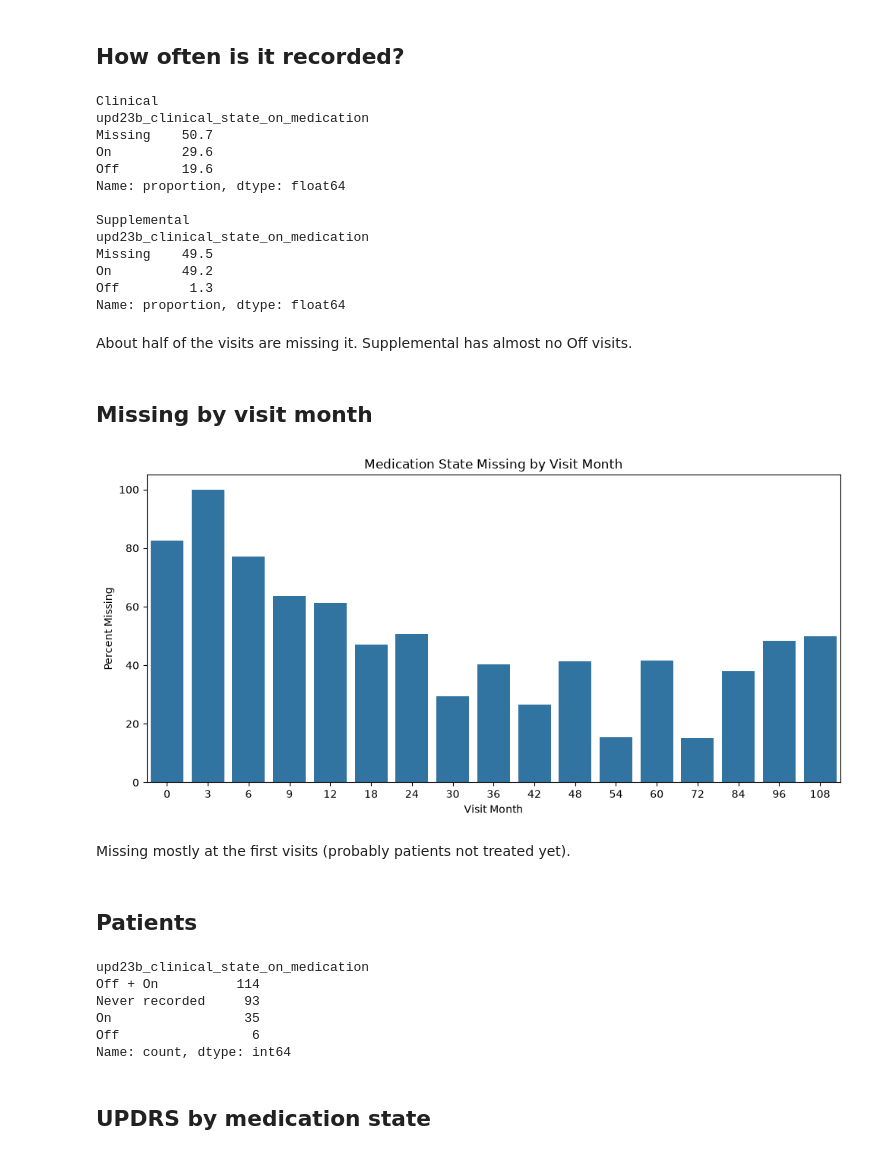
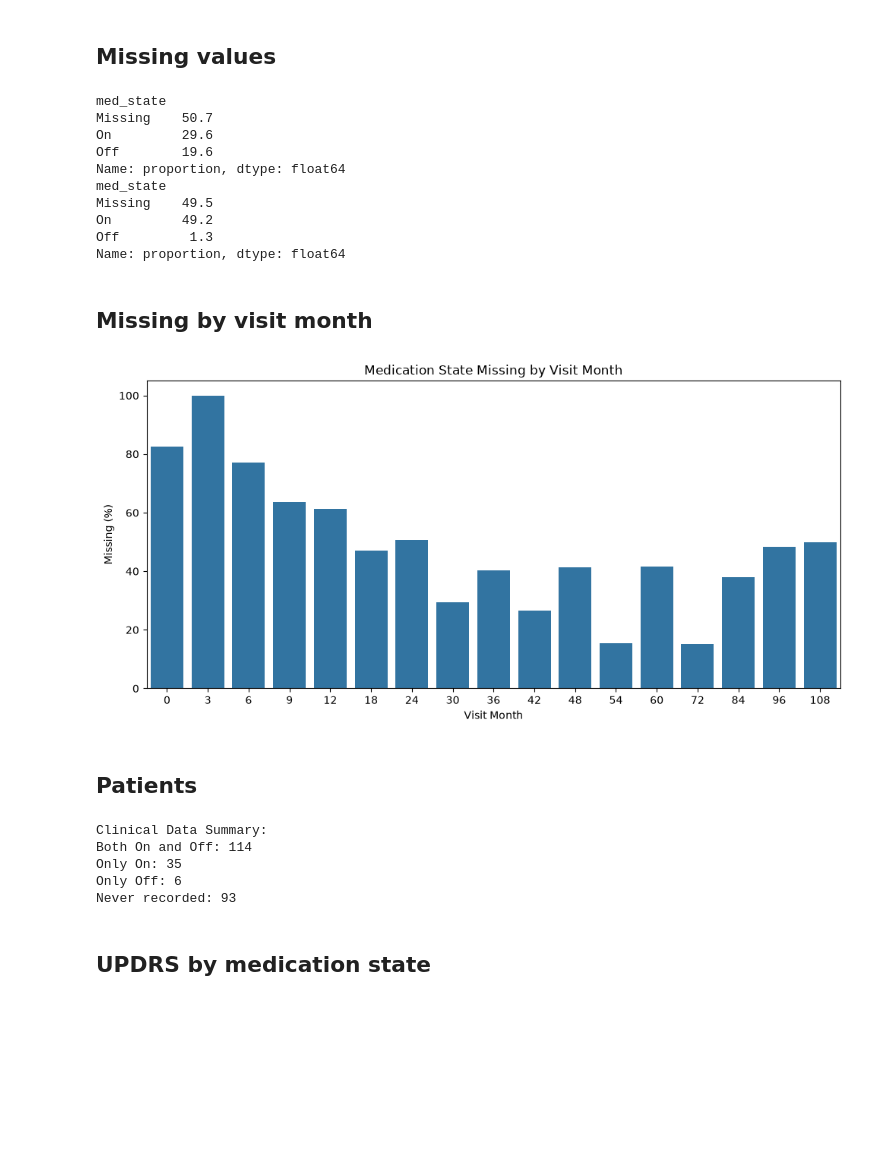
Before and after one commit to ParasG229/Project_Statistical_Learning, a Jupyter notebook: notebooks/04_medication_eda.ipynb, the cells around one changed output. Saved outputs shown, nothing was run; the diff lists cells and outputs as text; code cells hidden in the pictures; blank space fills up the shorter version.

```diff
--- a/notebooks/04_medication_eda.ipynb
+++ b/notebooks/04_medication_eda.ipynb
@@ -20,56 +21,52 @@ clinical["med_state"] = clinical[MED].fillna("Missing")
 # %% [markdown]
-## How often is it recorded?
+## Missing values
 # %%
-for name, df in [("Clinical", clinical), ("Supplemental", supplemental)]:
-    print(name)
-    print(df[MED].fillna("Missing").value_counts(normalize=True).mul(100).round(1))
-    print()
+print(clinical["med_state"].value_counts(normalize=True).mul(100).round(1))
+print(supplemental["med_state"].value_counts(normalize=True).mul(100).round(1))
 # %% [output]
-Clinical
-upd23b_clinical_state_on_medication
+med_state
 Missing    50.7
 On         29.6
 Off        19.6
 Name: proportion, dtype: float64
-
-Supplemental
-upd23b_clinical_state_on_medication
+med_state
 Missing    49.5
 On         49.2
 Off         1.3
 Name: proportion, dtype: float64
-# %% [markdown]
-About half of the visits are missing it. Supplemental has almost no Off visits.
 # %% [markdown]
 ## Missing by visit month
 # %%
-missing_by_month = clinical.groupby("visit_month")[MED].apply(lambda x: x.isna().mean() * 100)
+clinical["is_missing"] = clinical[MED].isna()
+missing_by_month = clinical.groupby("visit_month")["is_missing"].mean() * 100
 
 plt.figure(figsize=(10, 5))
 sns.barplot(x=missing_by_month.index, y=missing_by_month.values)
 plt.xlabel("Visit Month")
-plt.ylabel("Percent Missing")
+plt.ylabel("Missing (%)")
 plt.title("Medication State Missing by Visit Month")
 plt.tight_layout()
 plt.show()
 # %% [output]
-[figure, old version]
+[figure, new version]
-# %% [markdown]
-Missing mostly at the first visits (probably patients not treated yet).
 # %% [markdown]
 ## Patients
 # %%
-patterns = clinical.groupby("patient_id")[MED].agg(
-    lambda x: " + ".join(sorted(x.dropna().unique())) or "Never recorded"
-)
-patterns.value_counts()
+on = set(clinical.loc[clinical[MED] == "On", "patient_id"])
+off = set(clinical.loc[clinical[MED] == "Off", "patient_id"])
+all_patients = set(clinical["patient_id"])
+
+print("Clinical Data Summary:")
+print("Both On and Off:", len(on & off))
+print("Only On:", len(on - off))
+print("Only Off:", len(off - on))
+print("Never recorded:", len(all_patients - on - off))
 # %% [output]
-upd23b_clinical_state_on_medication
-Off + On          114
-Never recorded     93
-On                 35
-Off                 6
-Name: count, dtype: int64
+Clinical Data Summary:
+Both On and Off: 114
+Only On: 35
+Only Off: 6
+Never recorded: 93
 # %% [markdown]
 ## UPDRS by medication state
 # %%
```
Also changed, not shown: parts of 5 cells of this notebook.
